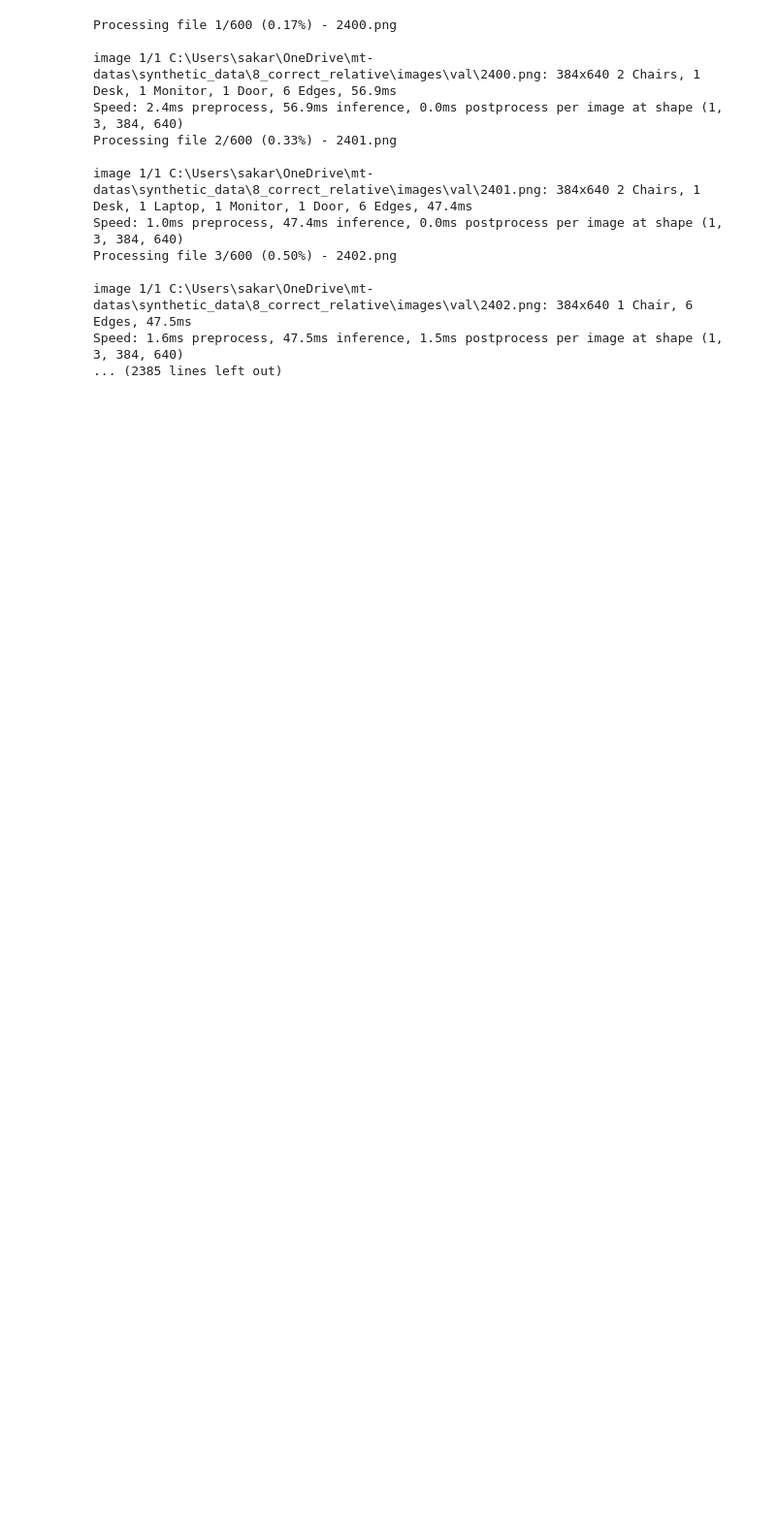
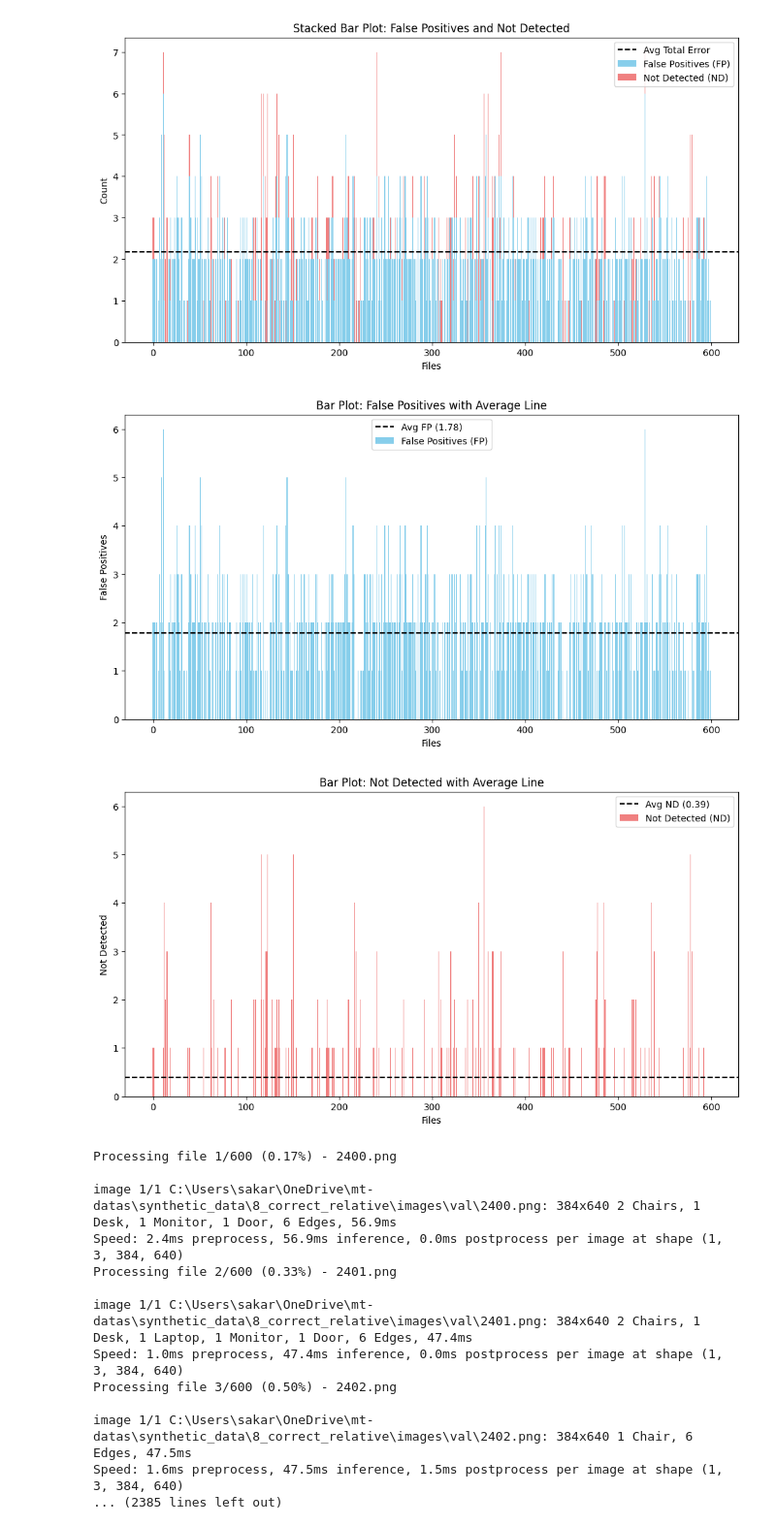
Before and after one commit to sarpermelikertekin/mt-3d-environments-from-video, a Jupyter notebook: YOLOv8/yolo.ipynb, the cells around one changed output. Shown at 97% size. Saved outputs shown, nothing was run; the diff lists cells and outputs as text; code cells hidden in the pictures; blank space fills up the shorter version.

```diff
--- a/YOLOv8/yolo.ipynb
+++ b/YOLOv8/yolo.ipynb
@@ -289,3 +500,64 @@ NameError: name 'results' is not defined
+# %%
+import matplotlib.pyplot as plt
+import numpy as np
+
+
+# Generate bar plots with updated results
+def generate_fp_nd_bar_plots(results):
+    """
+    Generate bar plots for False Positives (FP) and Not Detected (ND).
+    Each bar represents one file with FP and ND stacked.
+    Also generates individual plots for FP and ND with average lines.
+    """
+    # Prepare data
+    file_names = [result["file"] for result in results]
+    false_positives = [result["false_positives"] for result in results]
+    not_detected = [result["not_detected"] for result in results]
+
+    # Calculate averages for lines
+    avg_fp = np.mean(false_positives)
+    avg_nd = np.mean(not_detected)
+
+    x = np.arange(len(file_names))
+
+    # Stacked Bar Plot: FP and ND
+    plt.figure(figsize=(12, 6))
+    plt.bar(x, false_positives, label="False Positives (FP)", color="skyblue")
+    plt.bar(x, not_detected, bottom=false_positives, label="Not Detected (ND)", color="lightcoral")
+    plt.axhline(avg_fp + avg_nd, color="black", linestyle="--", label="Avg Total Error")
+    plt.xlabel("Files")
+    plt.ylabel("Count")
+    plt.title("Stacked Bar Plot: False Positives and Not Detected")
+    plt.legend()
+    plt.show()
+
+    # Individual Plot: False Positives with Average Line
+    plt.figure(figsize=(12, 6))
+    plt.bar(x, false_positives, color="skyblue", label="False Positives (FP)")
+    plt.axhline(avg_fp, color="black", linestyle="--", label=f"Avg FP ({avg_fp:.2f})")
+    plt.xlabel("Files")
+    plt.ylabel("False Positives")
+    plt.title("Bar Plot: False Positives with Average Line")
+    plt.legend()
+    plt.show()
+
+    # Individual Plot: Not Detected with Average Line
+    plt.figure(figsize=(12, 6))
+    plt.bar(x, not_detected, color="lightcoral", label="Not Detected (ND)")
+    plt.axhline(avg_nd, color="black", linestyle="--", label=f"Avg ND ({avg_nd:.2f})")
+    plt.xlabel("Files")
+    plt.ylabel("Not Detected")
+    plt.title("Bar Plot: Not Detected with Average Line")
+    plt.legend()
+    plt.show()
+
+
+# Generate the plots
+generate_fp_nd_bar_plots(results)
+# %% [output]
+[figure, added]
+[figure, added]
+[figure, added]
 # %%
 import os
 import numpy as np
```
Also changed, not shown: parts of 3 cells of this notebook, 2 other files.
